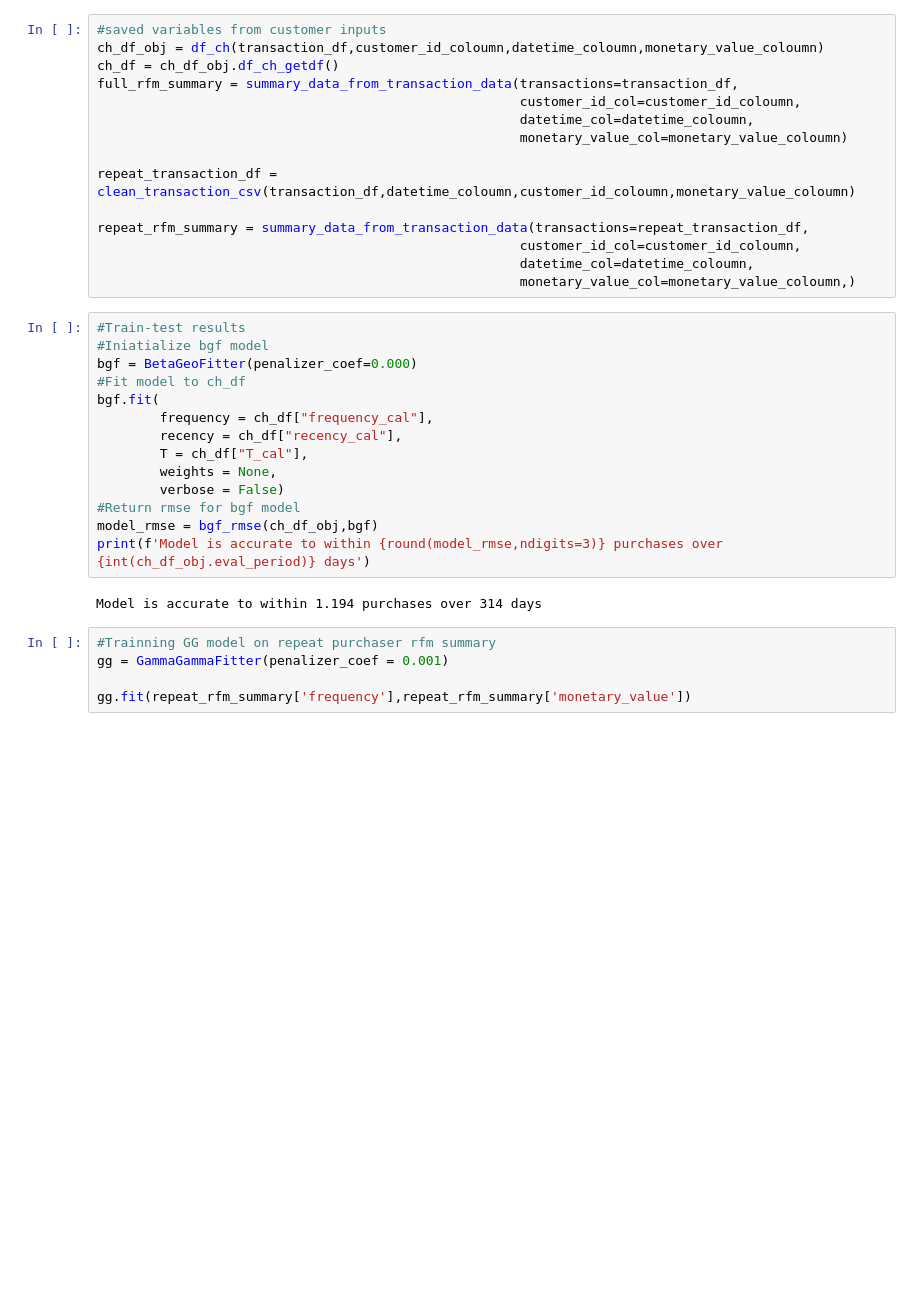
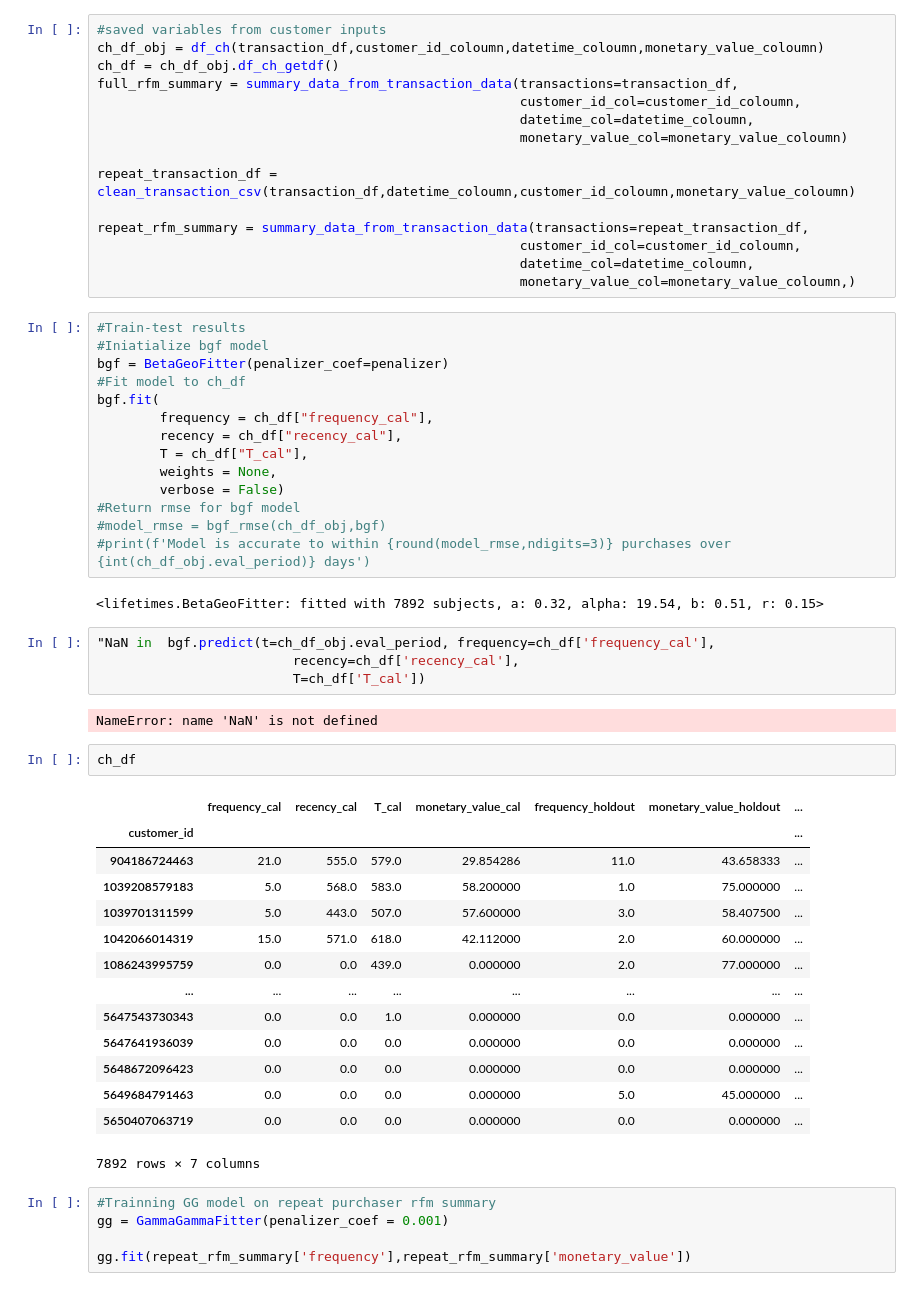
Before and after one commit to zander1268/custorama, a Jupyter notebook: modeling_pipeline-Copy1.ipynb, the cells around one changed output. Saved outputs shown, nothing was run; the diff lists cells and outputs as text; blank space fills up the shorter version.

```diff
--- a/modeling_pipeline-Copy1.ipynb
+++ b/modeling_pipeline-Copy1.ipynb
@@ -121,7 +121,7 @@ repeat_rfm_summary = summary_data_from_transaction_data(transactions=repeat_tran
 # %%
 #Train-test results
 #Iniatialize bgf model
-bgf = BetaGeoFitter(penalizer_coef=0.000)
+bgf = BetaGeoFitter(penalizer_coef=penalizer)
 #Fit model to ch_df
 bgf.fit(
         frequency = ch_df["frequency_cal"],
@@ -130,10 +130,33 @@ bgf.fit(
         weights = None,
         verbose = False)
 #Return rmse for bgf model
-model_rmse = bgf_rmse(ch_df_obj,bgf)
-print(f'Model is accurate to within {round(model_rmse,ndigits=3)} purchases over {int(ch_df_obj.eval_period)} days')
+#model_rmse = bgf_rmse(ch_df_obj,bgf)
+#print(f'Model is accurate to within {round(model_rmse,ndigits=3)} purchases over {int(ch_df_obj.eval_period)} days')
 # %% [output]
-Model is accurate to within 1.194 purchases over 314 days
+<lifetimes.BetaGeoFitter: fitted with 7892 subjects, a: 0.32, alpha: 19.54, b: 0.51, r: 0.15>
+# %%
+"NaN in  bgf.predict(t=ch_df_obj.eval_period, frequency=ch_df['frequency_cal'],
+                         recency=ch_df['recency_cal'],
+                         T=ch_df['T_cal'])
+# %% [output]
+NameError: name 'NaN' is not defined
+# %%
+ch_df
+# %% [output]
+|  | frequency_cal | recency_cal | T_cal | monetary_value_cal | frequency_holdout | monetary_value_holdout | ... |
+| customer_id |  |  |  |  |  |  | ... |
+| 904186724463 | 21.0 | 555.0 | 579.0 | 29.854286 | 11.0 | 43.658333 | ... |
+| 1039208579183 | 5.0 | 568.0 | 583.0 | 58.200000 | 1.0 | 75.000000 | ... |
+| 1039701311599 | 5.0 | 443.0 | 507.0 | 57.600000 | 3.0 | 58.407500 | ... |
+| 1042066014319 | 15.0 | 571.0 | 618.0 | 42.112000 | 2.0 | 60.000000 | ... |
+| 1086243995759 | 0.0 | 0.0 | 439.0 | 0.000000 | 2.0 | 77.000000 | ... |
+| ... | ... | ... | ... | ... | ... | ... | ... |
+| 5647543730343 | 0.0 | 0.0 | 1.0 | 0.000000 | 0.0 | 0.000000 | ... |
+| 5647641936039 | 0.0 | 0.0 | 0.0 | 0.000000 | 0.0 | 0.000000 | ... |
+| 5648672096423 | 0.0 | 0.0 | 0.0 | 0.000000 | 0.0 | 0.000000 | ... |
+| 5649684791463 | 0.0 | 0.0 | 0.0 | 0.000000 | 5.0 | 45.000000 | ... |
+| 5650407063719 | 0.0 | 0.0 | 0.0 | 0.000000 | 0.0 | 0.000000 | ... |
+7892 rows × 7 columns
 # %%
 #Trainning GG model on repeat purchaser rfm summary
 gg = GammaGammaFitter(penalizer_coef = 0.001)
```
Also changed, not shown: parts of 1 cell of this notebook, 1 other file.
